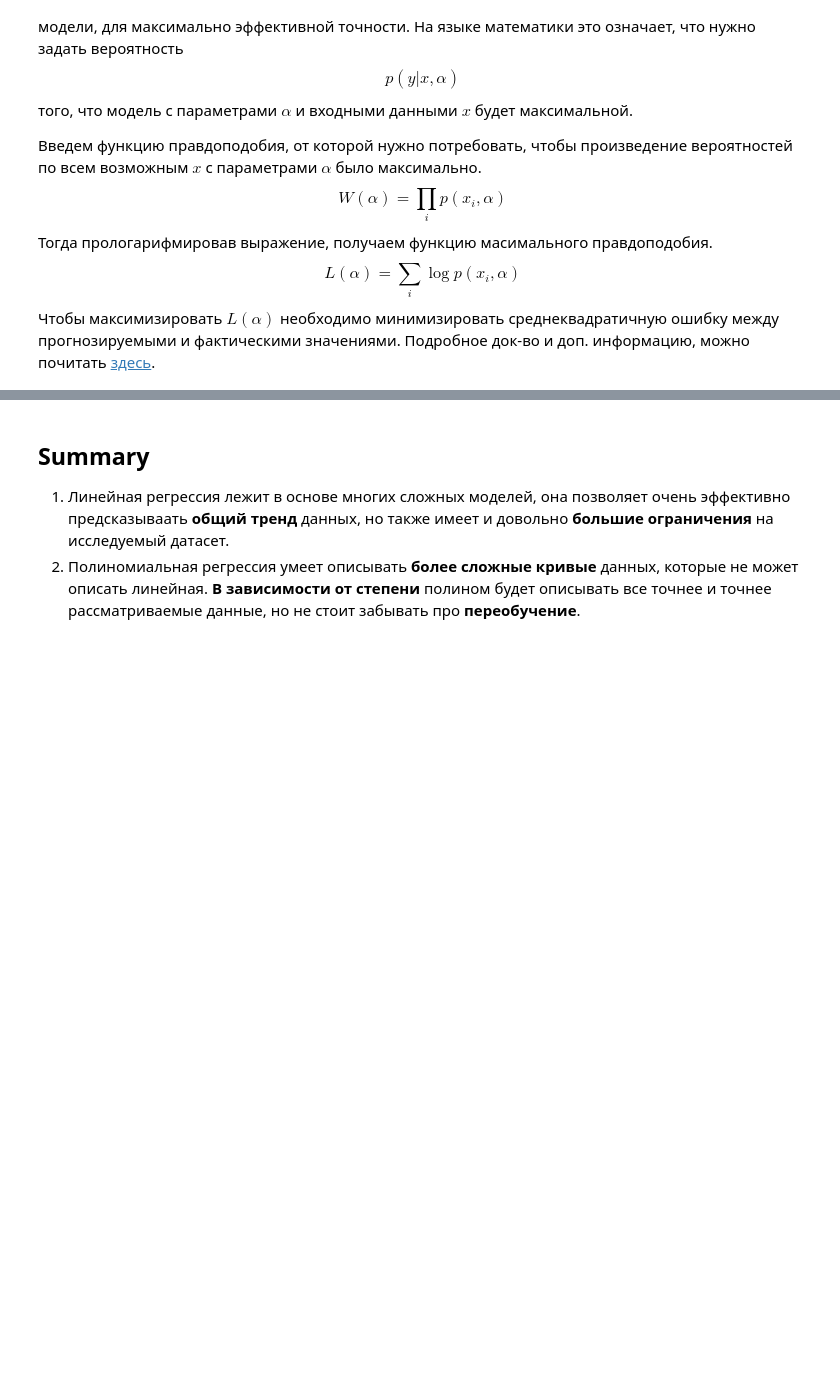
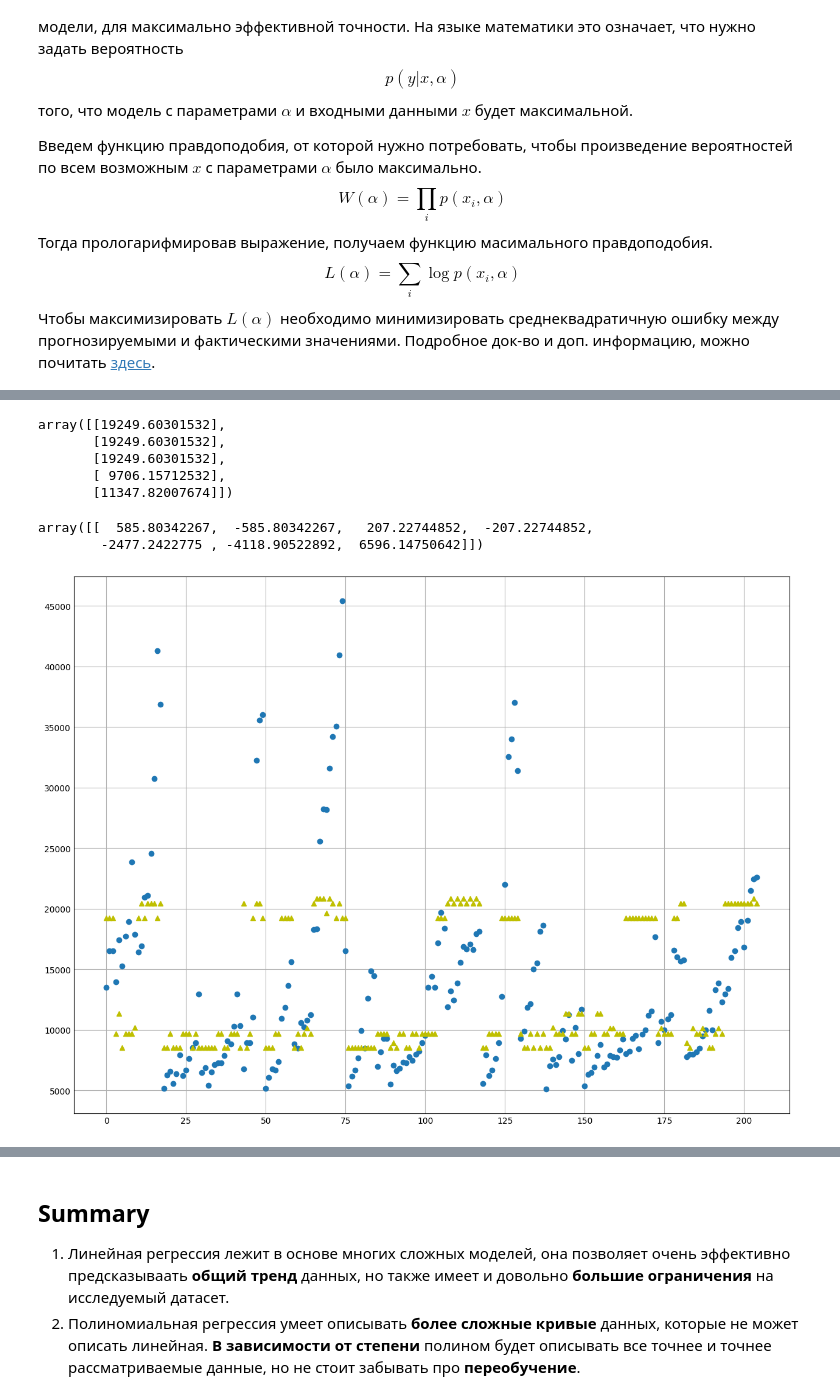
Before and after one commit to dr-Elan/MSU-FSR-ML, a Jupyter notebook: Regression.ipynb, the cells around one changed output, grey strips where cells are left out. Saved outputs shown, nothing was run; the diff lists cells and outputs as text; code cells hidden in the pictures; blank space fills up the shorter version.

```diff
--- a/Regression.ipynb
+++ b/Regression.ipynb
@@ -51,0 +199,3 @@ $$W(\alpha) = \prod\limits_{i}p(x_i, \alpha)$$
+# %%
+model = LinearRegression()
+model.fit(X, Y) # метод фит - метод обучения модели
@@ -51,0 +224,4 @@ $$W(\alpha) = \prod\limits_{i}p(x_i, \alpha)$$
+# %%
+# будем использовать набор данных, а не только пробег
+X = pd.get_dummies(data.loc[:, ['doornumber', 'fueltype', "drivewheel"]])
+X.tail()
@@ -51,0 +235,3 @@ $$W(\alpha) = \prod\limits_{i}p(x_i, \alpha)$$
+# %%
+Y = data.loc[:, ['price']]
+Y.head() # предсказываемая цена
@@ -51,0 +245,22 @@ $$W(\alpha) = \prod\limits_{i}p(x_i, \alpha)$$
+# %%
+model.fit(X, Y)
+y_predict = model.predict(X) # обучаем регрессию
+y_predict[:5]
+# %% [output]
+array([[19249.60301532],
+       [19249.60301532],
+       [19249.60301532],
+       [ 9706.15712532],
+       [11347.82007674]])
+# %%
+model.coef_
+# %% [output]
+array([[  585.80342267,  -585.80342267,   207.22744852,  -207.22744852,
+        -2477.2422775 , -4118.90522892,  6596.14750642]])
+# %%
+plt.figure(figsize=(12,9))
+plt.plot(Y.index, Y, 'o')
+plt.plot(Y.index, y_predict, 'y^')
+plt.show() # видим как цена действительно накладывается на истину
+# %% [output]
+[figure, added]
```
Also changed, not shown: parts of 37 cells of this notebook, 4 other files.
